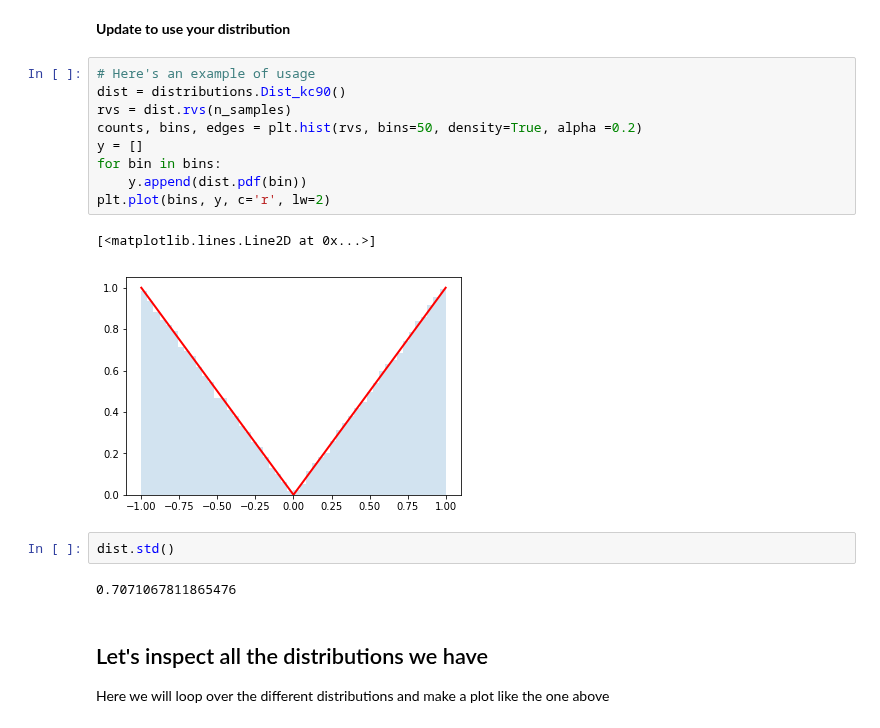
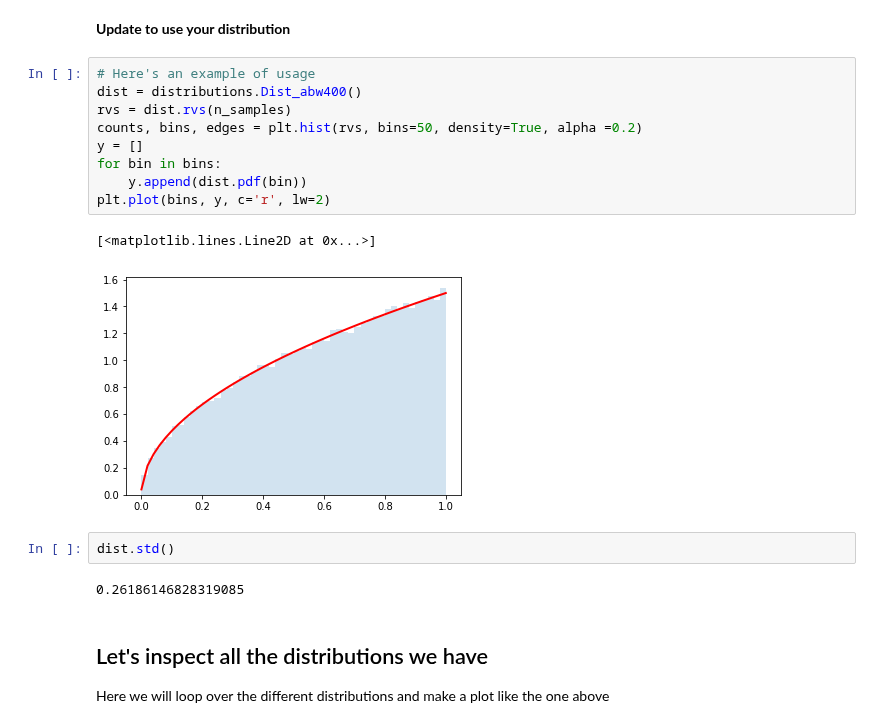
Before and after one commit to cranmer/intro-exp-phys-II, a Jupyter notebook: Central-Limit-Theorem.ipynb, the cells around one changed output. Saved outputs shown, nothing was run; the diff lists cells and outputs as text.

```diff
--- a/Central-Limit-Theorem.ipynb
+++ b/Central-Limit-Theorem.ipynb
@@ -195,20 +205,20 @@ n_samples = 100000
 **Update to use your distribution**
 # %%
 # Here's an example of usage
-dist = distributions.Dist_kc90()
+dist = distributions.Dist_abw400()
 rvs = dist.rvs(n_samples)
 counts, bins, edges = plt.hist(rvs, bins=50, density=True, alpha =0.2)
 y = []
 for bin in bins:
     y.append(dist.pdf(bin))
 plt.plot(bins, y, c='r', lw=2)
 # %% [output]
 [<matplotlib.lines.Line2D at 0x...>]
-[figure, old version]
+[figure, new version]
 # %%
 dist.std()
 # %% [output]
-0.7071067811865476
+0.26186146828319085
 # %% [markdown]
 ## Let's inspect all the distributions we have
 
```
Also changed, not shown: parts of 16 cells of this notebook, 1 other file.
